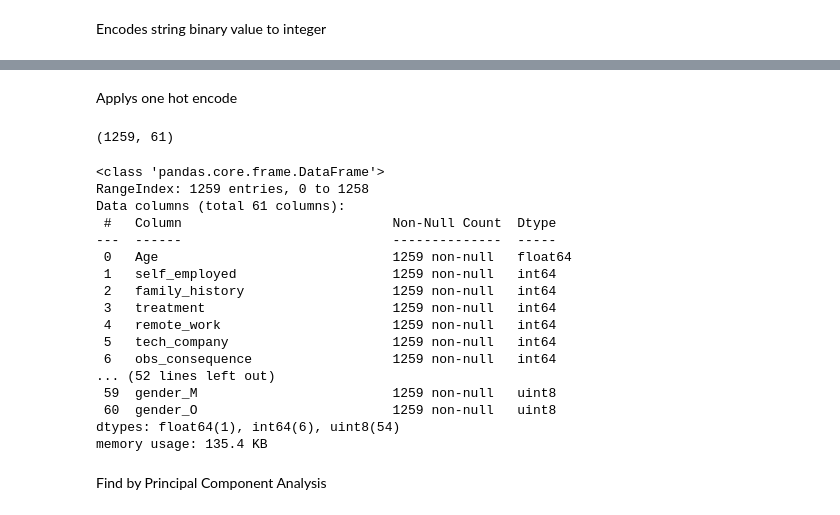
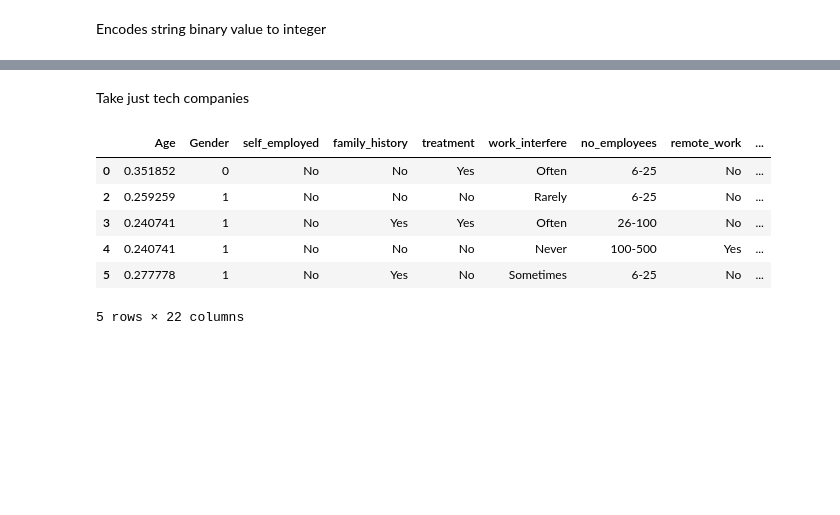
Before and after one commit to Alice-Scholze/mental-health, a Jupyter notebook: PreprocessingData.ipynb, the cells around one changed output, grey strips where cells are left out. Cells and saved outputs as stored; diff of their text form; code cells hidden in the pictures; blank space fills up the shorter version.

```diff
--- a/PreprocessingData.ipynb
+++ b/PreprocessingData.ipynb
@@ -225,10 +126,2 @@ df.head()
 # %% [markdown]
 Encodes string binary value to integer
-# %%
-label_encoder = LabelEncoder()
-df.self_employed = label_encoder.fit_transform(df.self_employed)
-df.family_history = label_encoder.fit_transform(df.family_history)
-df.treatment = label_encoder.fit_transform(df.treatment)
-df.remote_work = label_encoder.fit_transform(df.remote_work)
-df.tech_company = label_encoder.fit_transform(df.tech_company)
-df.obs_consequence = label_encoder.fit_transform(df.obs_consequence)
@@ -267,44 +128,22 @@ df
-# %% [markdown]
-Applys one hot encode
-# %%
-df.drop(['mental_vs_physical'], axis='columns', inplace = True)
-df.drop(['phys_health_interview'], axis='columns', inplace = True)
-df.drop(['mental_health_interview'], axis='columns', inplace = True)
-df.drop(['supervisor'], axis='columns', inplace = True)
-df.drop(['coworkers'], axis='columns', inplace = True)
-df.drop(['phys_health_consequence'], axis='columns', inplace = True)
-df.drop(['leave'], axis='columns', inplace = True)
-df.drop(['anonymity'], axis='columns', inplace = True)
-df.drop(['seek_help'], axis='columns', inplace = True)
-df.drop(['wellness_program'] , axis='columns', inplace = True)
-df.drop(['care_options'], axis='columns', inplace = True)
-df.drop(['benefits'], axis='columns', inplace = True)
-df.drop(['no_employees'], axis='columns', inplace = True)
-df.drop(['work_interfere'], axis='columns', inplace = True)
-df.drop(['mental_health_consequence'], axis='columns', inplace = True)
-df.drop(['Gender'], axis='columns', inplace = True)
-df.shape
-# %% [output]
-(1259, 61)
+# %% [markdown]
+Take just tech companies
+# %%
+df.drop(df[df['tech_company'] == 'No'].index, inplace = True)
+df.drop('tech_company', 1, inplace = True)
+# %%
+df.loc[df['benefits'] == "Don't know", 'benefits'] = 'Dont know'
+df.loc[df['wellness_program'] == "Don't know", 'wellness_program'] = 'Dont know'
+df.loc[df['seek_help'] == "Don't know", 'seek_help'] = 'Dont know'
+df.loc[df['anonymity'] == "Don't know", 'anonymity'] = 'Dont know'
+df.loc[df['leave'] == "Don't know", 'leave'] = 'Dont know'
+df.loc[df['mental_vs_physical'] == "Don't know", 'mental_vs_physical'] = 'Dont know'
 # %%
-df.info()
+df.head()
 # %% [output]
+|  | Age | Gender | self_employed | family_history | treatment | work_interfere | no_employees | remote_work | ... |
+| 0 | 0.351852 | 0 | No | No | Yes | Often | 6-25 | No | ... |
+| 2 | 0.259259 | 1 | No | No | No | Rarely | 6-25 | No | ... |
+| 3 | 0.240741 | 1 | No | Yes | Yes | Often | 26-100 | No | ... |
+| 4 | 0.240741 | 1 | No | No | No | Never | 100-500 | Yes | ... |
+| 5 | 0.277778 | 1 | No | Yes | No | Sometimes | 6-25 | No | ... |
-<class 'pandas.core.frame.DataFrame'>
-RangeIndex: 1259 entries, 0 to 1258
-Data columns (total 61 columns):
- #   Column                           Non-Null Count  Dtype
----  ------                           --------------  -----
- 0   Age                              1259 non-null   float64
- 1   self_employed                    1259 non-null   int64
- 2   family_history                   1259 non-null   int64
- 3   treatment                        1259 non-null   int64
- 4   remote_work                      1259 non-null   int64
- 5   tech_company                     1259 non-null   int64
- 6   obs_consequence                  1259 non-null   int64
-... (52 lines left out)
- 59  gender_M                         1259 non-null   uint8
- 60  gender_O                         1259 non-null   uint8
-dtypes: float64(1), int64(6), uint8(54)
-memory usage: 135.4 KB
+5 rows × 22 columns
-# %% [markdown]
-Find by Principal Component Analysis
```
Also changed, not shown: parts of 37 cells of this notebook, 13 other files.
